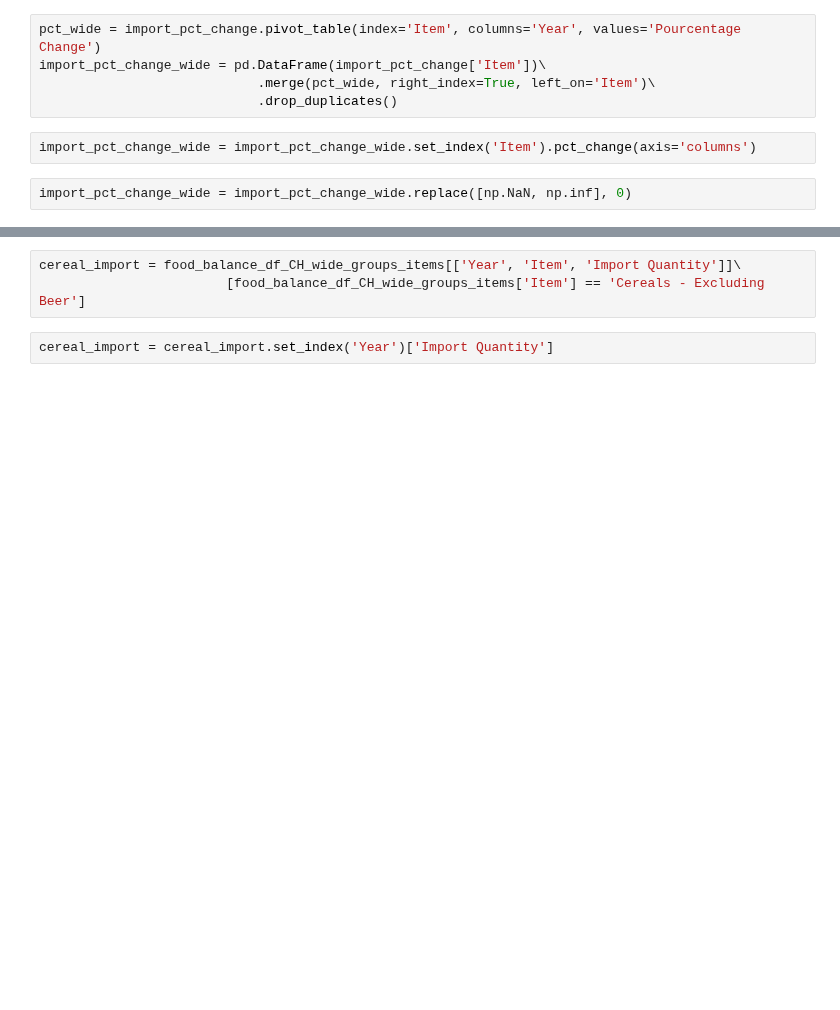
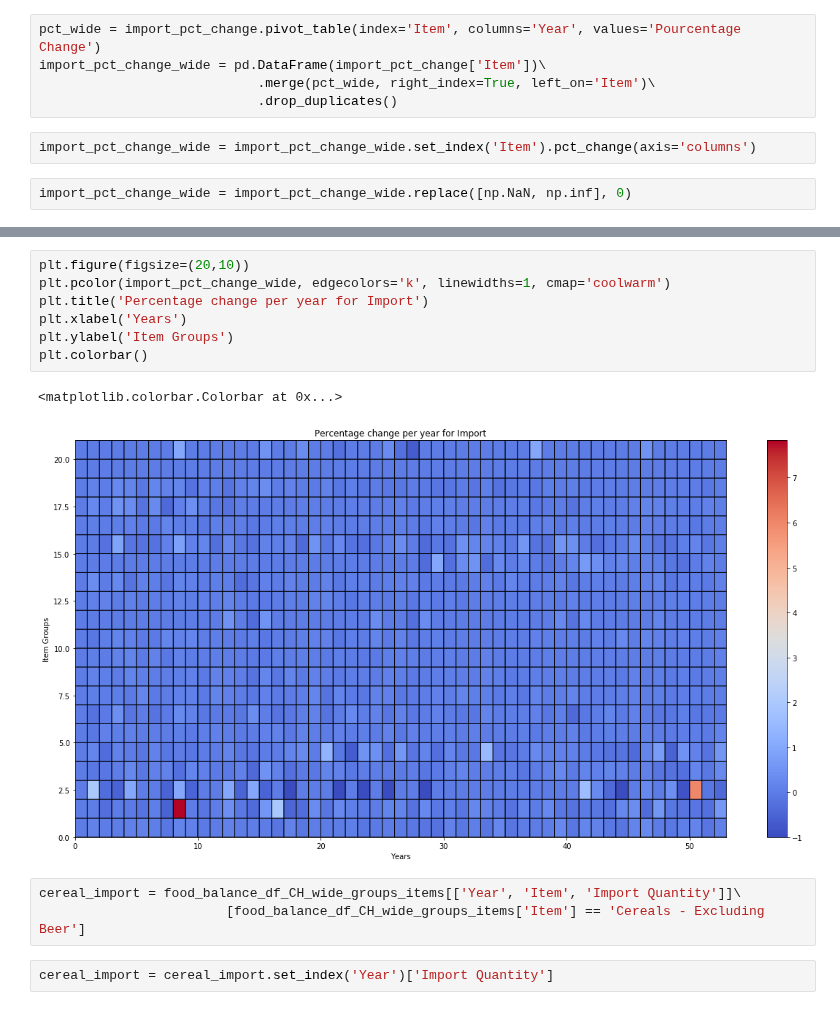
Before and after one commit to jlabhard/ADA_Project, a Jupyter notebook: milestone_2.ipynb, the cells around one changed output, grey strips where cells are left out. Cells and saved outputs as stored; diff of their text form; blank space fills up the shorter version.

```diff
--- a/milestone_2.ipynb
+++ b/milestone_2.ipynb
@@ -784,3 +829,13 @@ plt.pcolor(import_pct_change_wide)
+# %%
+plt.figure(figsize=(20,10))
+plt.pcolor(import_pct_change_wide, edgecolors='k', linewidths=1, cmap='coolwarm')
+plt.title('Percentage change per year for Import')
+plt.xlabel('Years')
+plt.ylabel('Item Groups')
+plt.colorbar()
+# %% [output]
+<matplotlib.colorbar.Colorbar at 0x...>
+[figure, added]
 # %%
 cereal_import = food_balance_df_CH_wide_groups_items[['Year', 'Item', 'Import Quantity']]\
                         [food_balance_df_CH_wide_groups_items['Item'] == 'Cereals - Excluding Beer']
```
Also changed, not shown: parts of 16 cells of this notebook.
